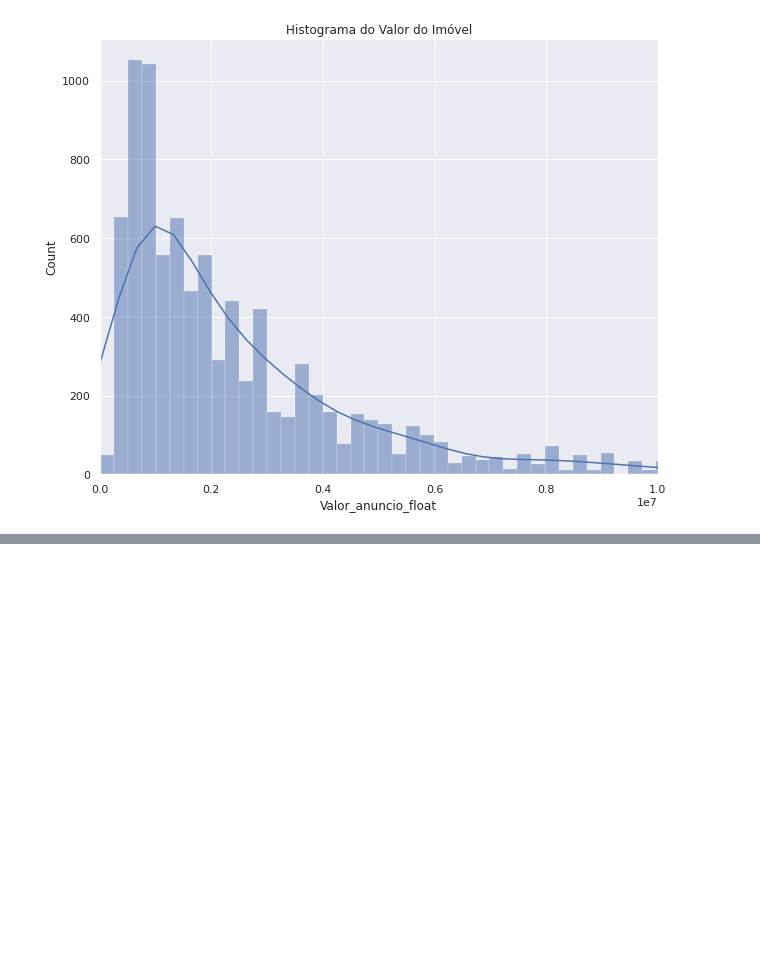
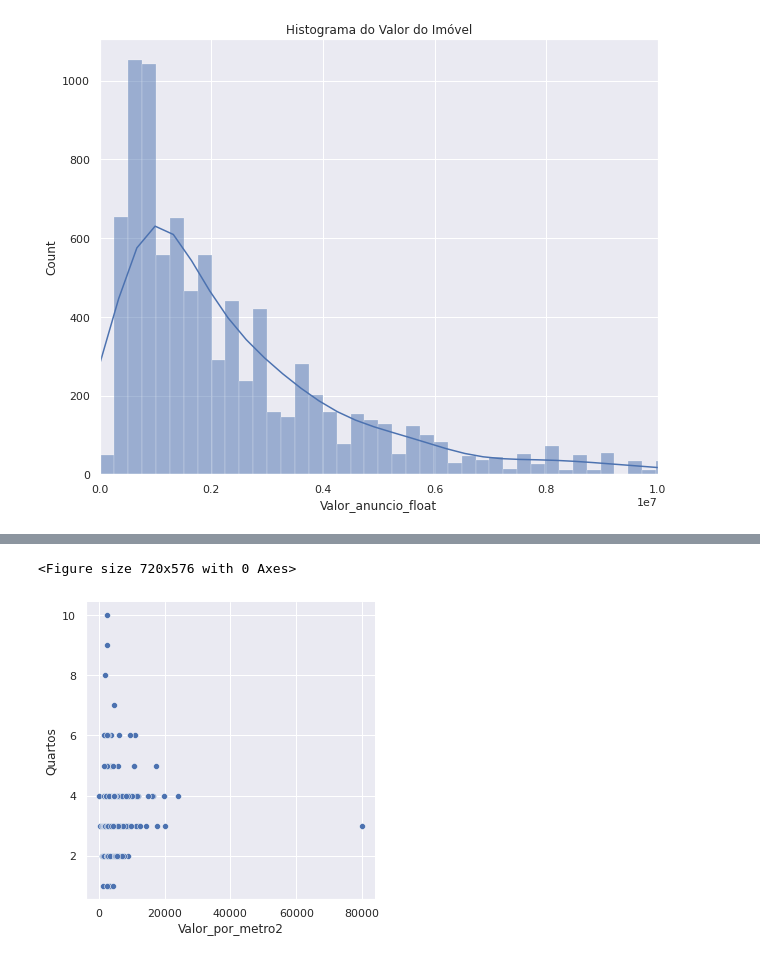
Before and after one commit to pcarneiro85/sao_paulo_house_market, a Jupyter notebook: house_analysis.ipynb, the cells around one changed output, grey strips where cells are left out. Cells and saved outputs as stored; diff of their text form; code cells hidden in the pictures; blank space fills up the shorter version.

```diff
--- a/house_analysis.ipynb
+++ b/house_analysis.ipynb
@@ -358,0 +370,2 @@ plt.show()
+# %%
+dados_vendas['Valor_por_metro2'] = dados_vendas['Valor_anuncio_float'] / dados_vendas['Metragem']
@@ -358,0 +395,3 @@ plt.show()
+# %%
+preco_por_metro2 = dados_vendas.groupby('Bairro').mean()
+preco_por_metro2.head()
@@ -358,0 +406,3 @@ plt.show()
+# %%
+preco_por_metro2['Quartos'] = preco_por_metro2['Quartos'].round(0).astype(int)
+preco_por_metro2.head()
@@ -358,0 +417,12 @@ plt.show()
+# %%
+sns.set()
+plt.figure(figsize = (10, 8))
+
+sns.relplot(data = preco_por_metro2, x = 'Valor_por_metro2', y = 'Quartos', kind = 'scatter')
+#ax = sns.scatterplot(data = preco_por_metro2['Quartos'], x = preco_por_metro2['Valor_por_metro2'])
+#ax.set_title('Valor por Metro Quadrado')
+
+plt.show()
+# %% [output]
+<Figure size 720x576 with 0 Axes>
+[figure, added]
```
Also changed, not shown: parts of 6 cells of this notebook.
